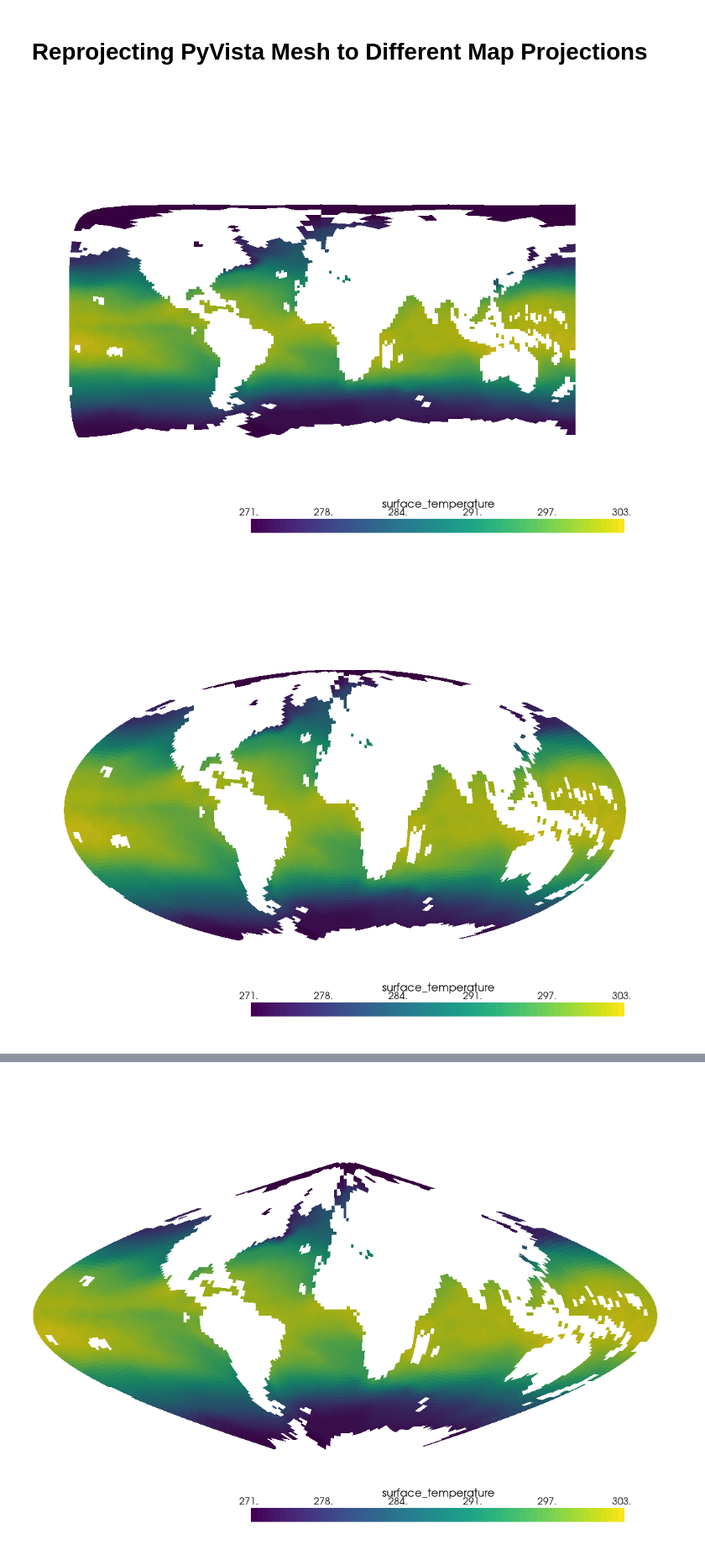
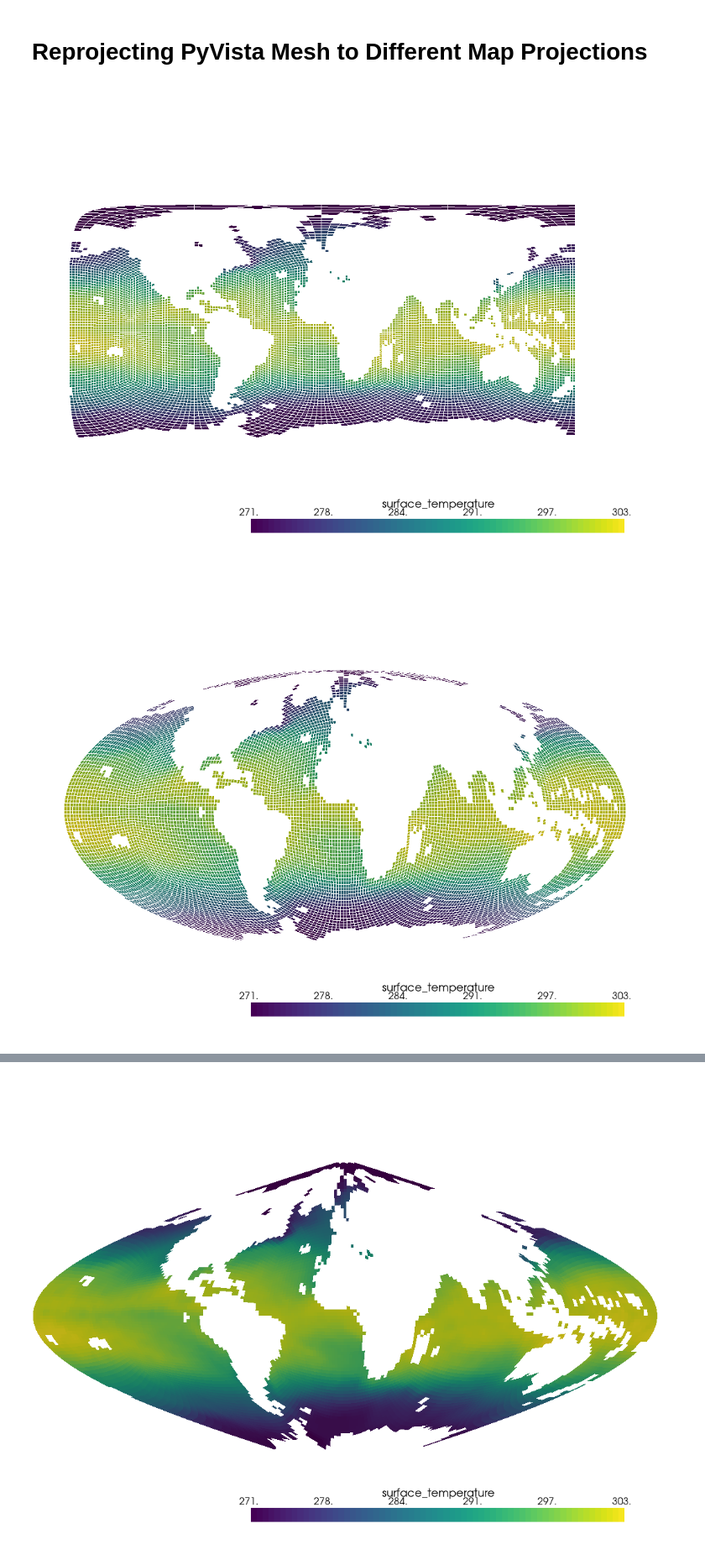
Before and after one commit to lbdreyer/poc-ngvat, a Jupyter notebook: polydata_map_projections.ipynb, the cells around one changed output, grey strips where cells are left out. Shown at 84% size. Cells and saved outputs as stored; diff of their text form; code cells hidden in the pictures.

Commit message:
Add white line edges

```diff
--- a/polydata_map_projections.ipynb
+++ b/polydata_map_projections.ipynb
@@ -14,6 +14,7 @@ moll_mesh = project_mesh(mesh, 'moll')
 # Plot the original Platecarree projection.
 p = pv.Plotter()
 p.add_mesh(mesh,
+           show_edges=True, edge_color='white',
            scalar_bar_args=dict(color='black', label_font_size=16,
                                 n_labels=6, title_font_size=18))
 p.background_color = 'white'
@@ -22,17 +23,18 @@ p.camera_position = [(16.869657976834926, 5.235398397963124, 620.2717016329161),
                      (0.0, 1.0, 0.0)]
 p.show()
 # %% [output]
-[figure, old version]
+[figure, new version]
 # %%
 # Plot the Mollweide projection.
 p = pv.Plotter()
 p.add_mesh(moll_mesh,
+           show_edges=True, edge_color='white',
            scalar_bar_args=dict(color='black', label_font_size=16,
                                 n_labels=6, title_font_size=18))
 p.background_color = 'white'
 p.camera_position = [(93959.85410932079, 328636.4707611543, 55954659.22149858),
                      (93959.85410932079, 328636.4707611543, 0.0),
                      (0.0, 1.0, 0.0)]
 p.show()
 # %% [output]
-[figure, old version]
+[figure, new version]
```
Also changed, not shown: parts of 1 cell of this notebook.
